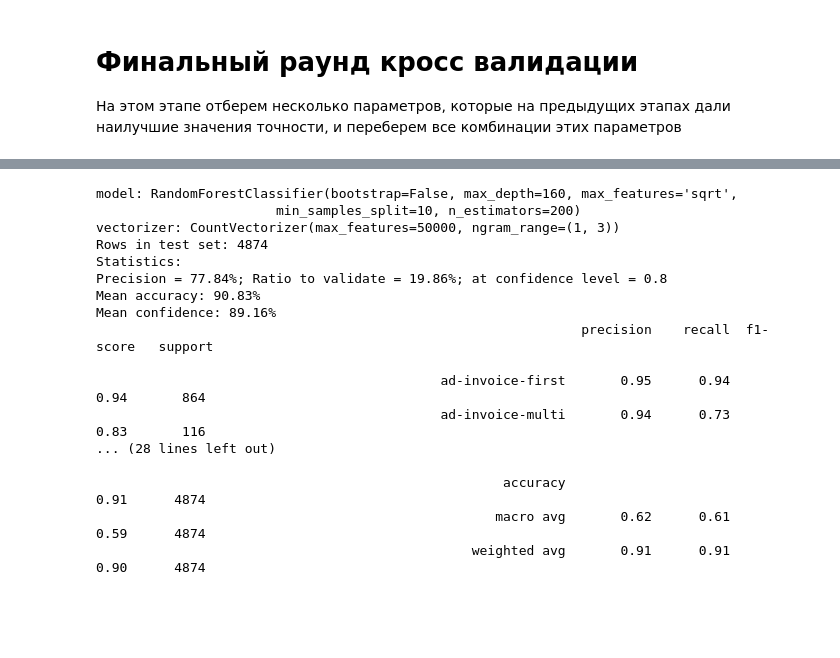
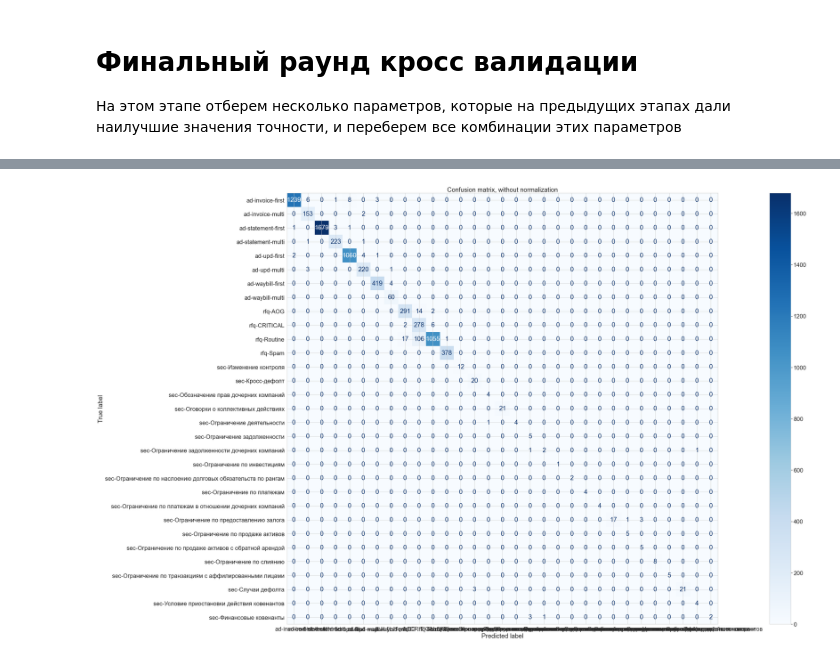
Before and after one commit to cherepasshka/document-classifier, a Jupyter notebook: DOCUMENT_CLASSIFIER.ipynb, the cells around one changed output, grey strips where cells are left out. Cells and saved outputs as stored; diff of their text form; code cells hidden in the pictures; blank space fills up the shorter version.

```diff
--- a/DOCUMENT_CLASSIFIER.ipynb
+++ b/DOCUMENT_CLASSIFIER.ipynb
@@ -565,23 +573,6 @@ Recall score: 90.1%
 # %%
-# good precision
-ShowStatistics(gs.best_estimator_, vectorizer)
+ShowConfusionMatrix(gs.best_estimator_, vectorizer)
 # %% [output]
-model: RandomForestClassifier(bootstrap=False, max_depth=160, max_features='sqrt',
-                       min_samples_split=10, n_estimators=200)
-vectorizer: CountVectorizer(max_features=50000, ngram_range=(1, 3))
-Rows in test set: 4874
-Statistics:
-Precision = 77.84%; Ratio to validate = 19.86%; at confidence level = 0.8
-Mean accuracy: 90.83%
-Mean confidence: 89.16%
-                                                              precision    recall  f1-score   support
-
-                                            ad-invoice-first       0.95      0.94      0.94       864
-                                            ad-invoice-multi       0.94      0.73      0.83       116
-... (28 lines left out)
-
-                                                    accuracy                           0.91      4874
-                                                   macro avg       0.62      0.61      0.59      4874
-                                                weighted avg       0.91      0.91      0.90      4874
+[figure, added]
 # %%
 # write model to file
```
Also changed, not shown: parts of 19 cells of this notebook, 1 other file.
